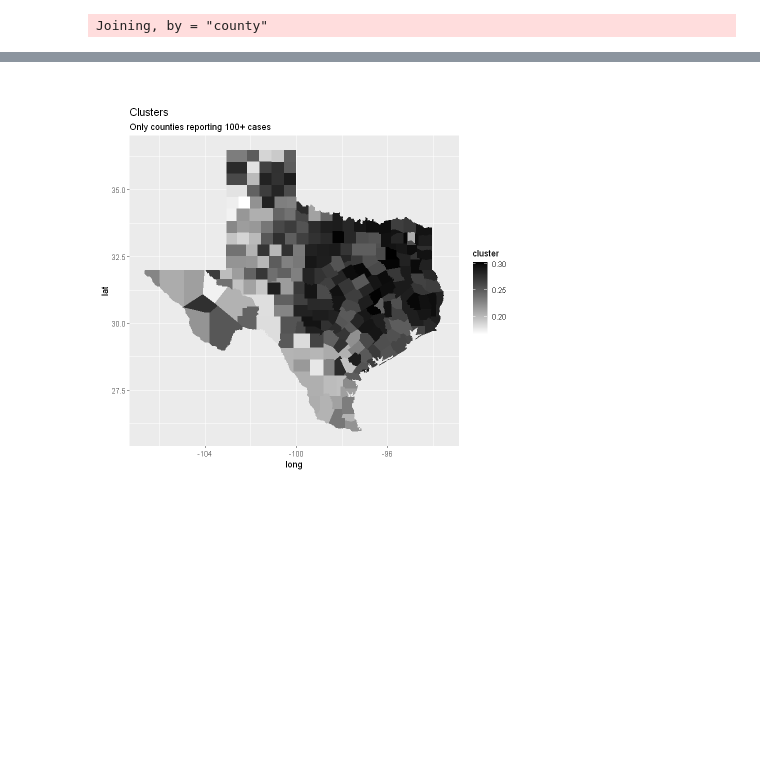
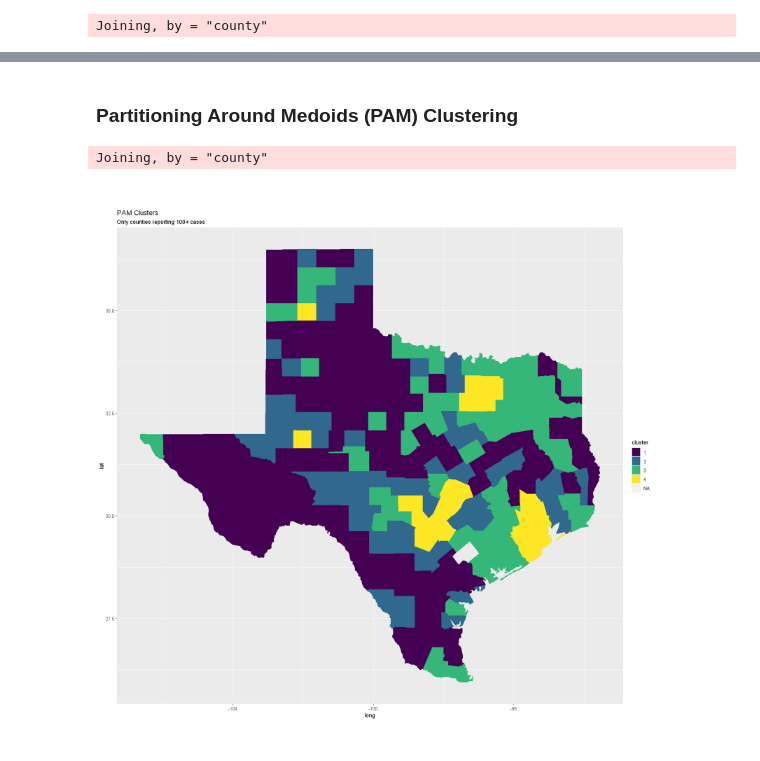
Before and after one commit to ncliu95/smu_dm_project_2, a Jupyter notebook: Project 2.ipynb, the cells around one changed output, grey strips where cells are left out. Drawn from its saved outputs; the diff is of its cells as text; code cells hidden in the pictures; blank space fills up the shorter version.

Commit message:
un-normalized resulting data, and added all 4 analysis for SE data

```diff
--- a/Project 2.ipynb
+++ b/Project 2.ipynb
@@ -388,9 +571,22 @@ ggplot(counties_TX_clust_3, aes(long, lat)) +
+# %% [markdown]
+### Partitioning Around Medoids (PAM) Clustering
+# %%
+dist_se <- dist(se_data_prepped)
+# %%
+p <- pam(dist_se, k=4)
+# %%
+se_data_p <- se_data_prepped %>% add_column(cluster = factor(p$cluster))
+# %%
+counties_TX_p <- counties_TX %>% left_join(se_data %>% add_column(cluster = se_data_p$cluster))
+# %% [output]
+Joining, by = "county"
 # %%
-counties_TX_clust_4 <- counties_TX_clust %>% mutate(cluster = cluster[,4])
-ggplot(counties_TX_clust_4, aes(long, lat)) +
-  geom_polygon(data = counties_TX_clust_4, aes(x = long, y = lat, group = group, fill = cluster)) +
+options(repr.plot.width = 15, repr.plot.height = 15)
+ggplot(counties_TX_p, aes(long, lat)) +
+  geom_polygon(aes(group = group, fill = cluster)) +
   coord_quickmap() +
-  scale_fill_gradient(low = "white", high = "black") +
-  labs(title = "Clusters", subtitle = "Only counties reporting 100+ cases")
+  scale_fill_viridis_d() +
+  labs(title = "PAM Clusters", subtitle = "Only counties reporting 100+ cases") +
+  scale_x_continuous()
 # %% [output]
-[figure, old version]
+[figure, new version]
```
Also changed, not shown: parts of 43 cells of this notebook, 4 other files.
